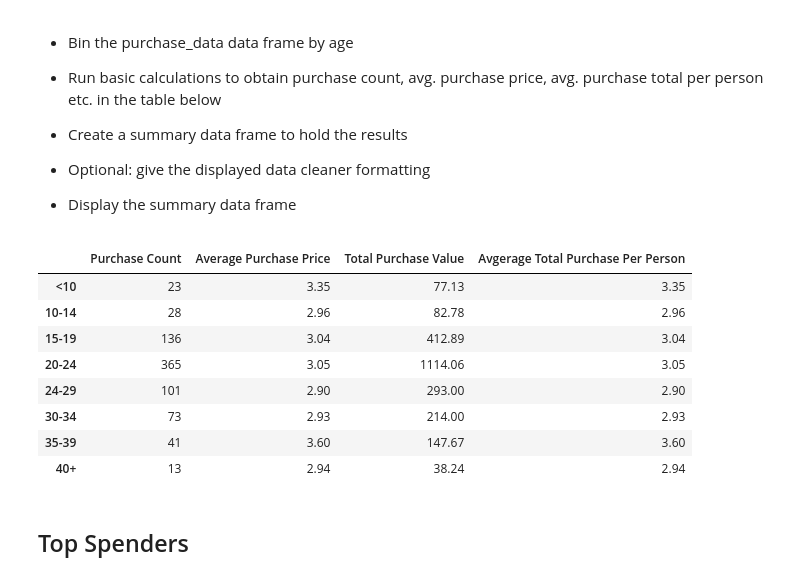
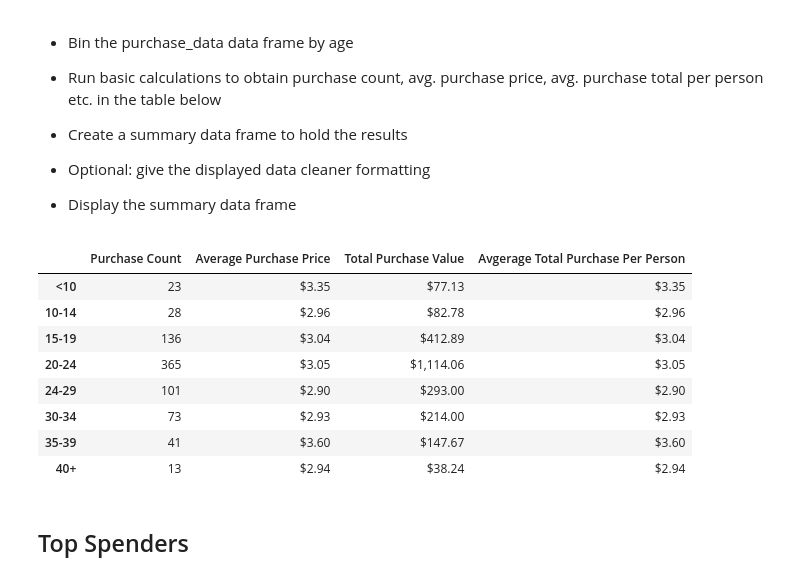
Before and after one commit to joshseymour/04-Pandas, a Jupyter notebook: 04-Pandas-Pymoli-Josh Seymour.ipynb, the cells around one changed output. Cells and saved outputs as stored; diff of their text form; code cells hidden in the pictures.

Commit message:
Added code to format currency columns and renamed jupyter notebook

```diff
--- a/Submitted Homework - Josh Seymour.ipynb
+++ b/04-Pandas-Pymoli-Josh Seymour.ipynb
@@ -258,41 +264,47 @@ group_names = ["<10","10-14","15-19","20-24","24-29","30-34","35-39","40+"]
 #Add Age Bin columns to purhcase data set
 purchase_data["Age Bin"] = pd.cut(purchase_data["Age"], bins, labels=group_names)
 purchase_data.head()
 
 # Create a GroupBy object based upon "Age Bin"
 finance_group = purchase_data.groupby("Age Bin")
 
 # Find how many purchases were made
 finance_count = finance_group["Purchase ID"].count()
 
 #Find the avg purchase price, by age group
 avg_purchase = round(finance_group["Price"].mean(),2)
 
 #find the sum of purchases in each age bin
 total_purchase = finance_group["Price"].sum()
 
 #Create the Age Demographic Summary Table
 purchase_summary_table = pd.DataFrame({"Purchase Count": finance_count,
                                       "Average Purchase Price": avg_purchase,
                                       "Total Purchase Value": total_purchase,
                                       "Avgerage Total Purchase Per Person": round(total_purchase/finance_count,2)
                                  })
 
 #delete te Age Bin header from the df
 del purchase_summary_table.index.name
 
 #print the new df
 purchase_summary_table
+
+#format the columns with money
+purchase_summary_table.style.format({"Average Purchase Price":"${:,.2f}",
+                                "Total Purchase Value":"${:,.2f}",
+                                "Avgerage Total Purchase Per Person":"${:,.2f}",
+                              })
 # %% [output]
 |  | Purchase Count | Average Purchase Price | Total Purchase Value | Avgerage Total Purchase Per Person |
-| <10 | 23 | 3.35 | 77.13 | 3.35 |
-| 10-14 | 28 | 2.96 | 82.78 | 2.96 |
-| 15-19 | 136 | 3.04 | 412.89 | 3.04 |
-| 20-24 | 365 | 3.05 | 1114.06 | 3.05 |
-| 24-29 | 101 | 2.90 | 293.00 | 2.90 |
-| 30-34 | 73 | 2.93 | 214.00 | 2.93 |
-| 35-39 | 41 | 3.60 | 147.67 | 3.60 |
-| 40+ | 13 | 2.94 | 38.24 | 2.94 |
+| <10 | 23 | $3.35 | $77.13 | $3.35 |
+| 10-14 | 28 | $2.96 | $82.78 | $2.96 |
+| 15-19 | 136 | $3.04 | $412.89 | $3.04 |
+| 20-24 | 365 | $3.05 | $1,114.06 | $3.05 |
+| 24-29 | 101 | $2.90 | $293.00 | $2.90 |
+| 30-34 | 73 | $2.93 | $214.00 | $2.93 |
+| 35-39 | 41 | $3.60 | $147.67 | $3.60 |
+| 40+ | 13 | $2.94 | $38.24 | $2.94 |
 # %% [markdown]
 ## Top Spenders
 # %% [markdown]
```
Also changed, not shown: parts of 4 cells of this notebook, 1 other file.
